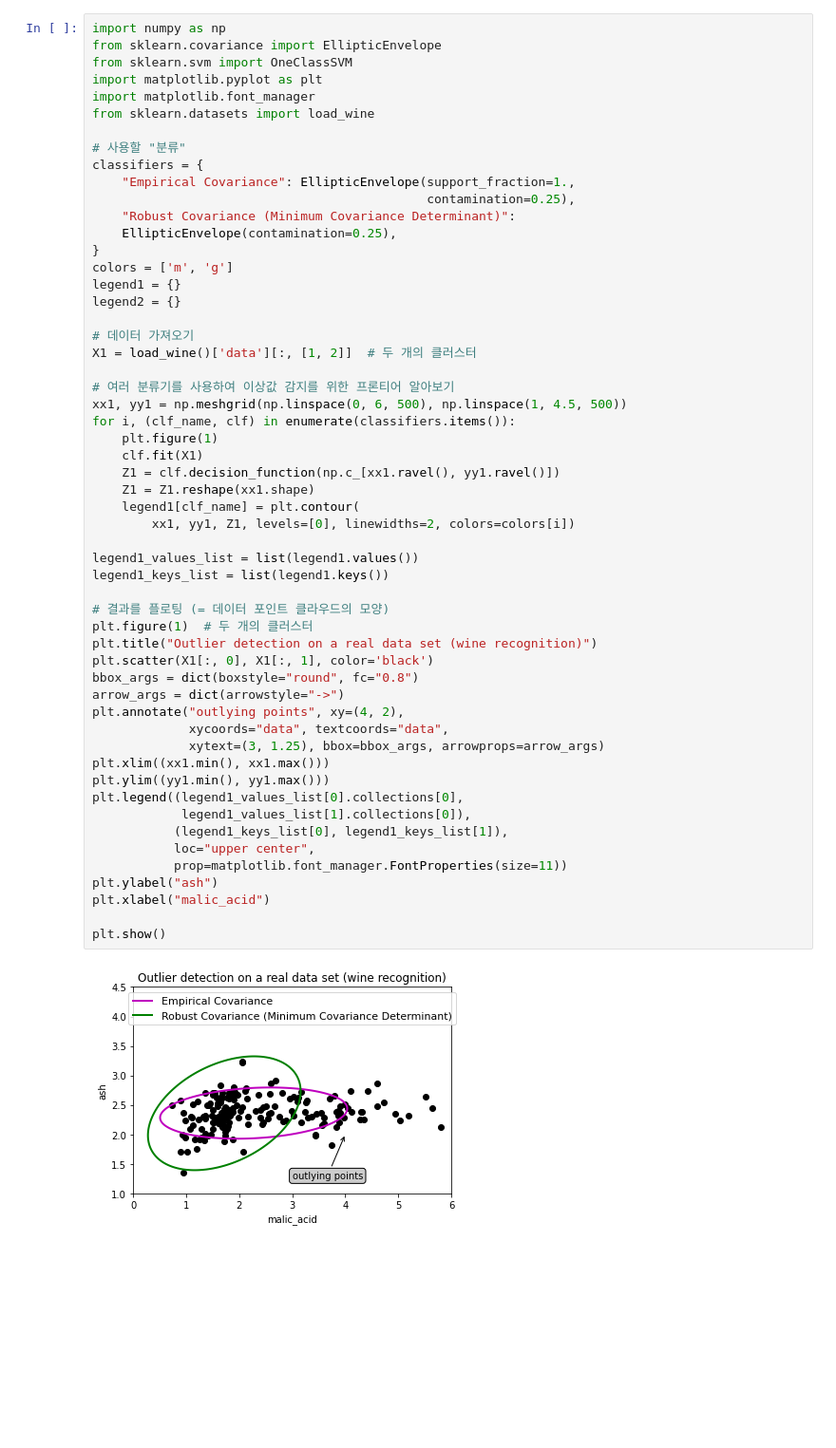
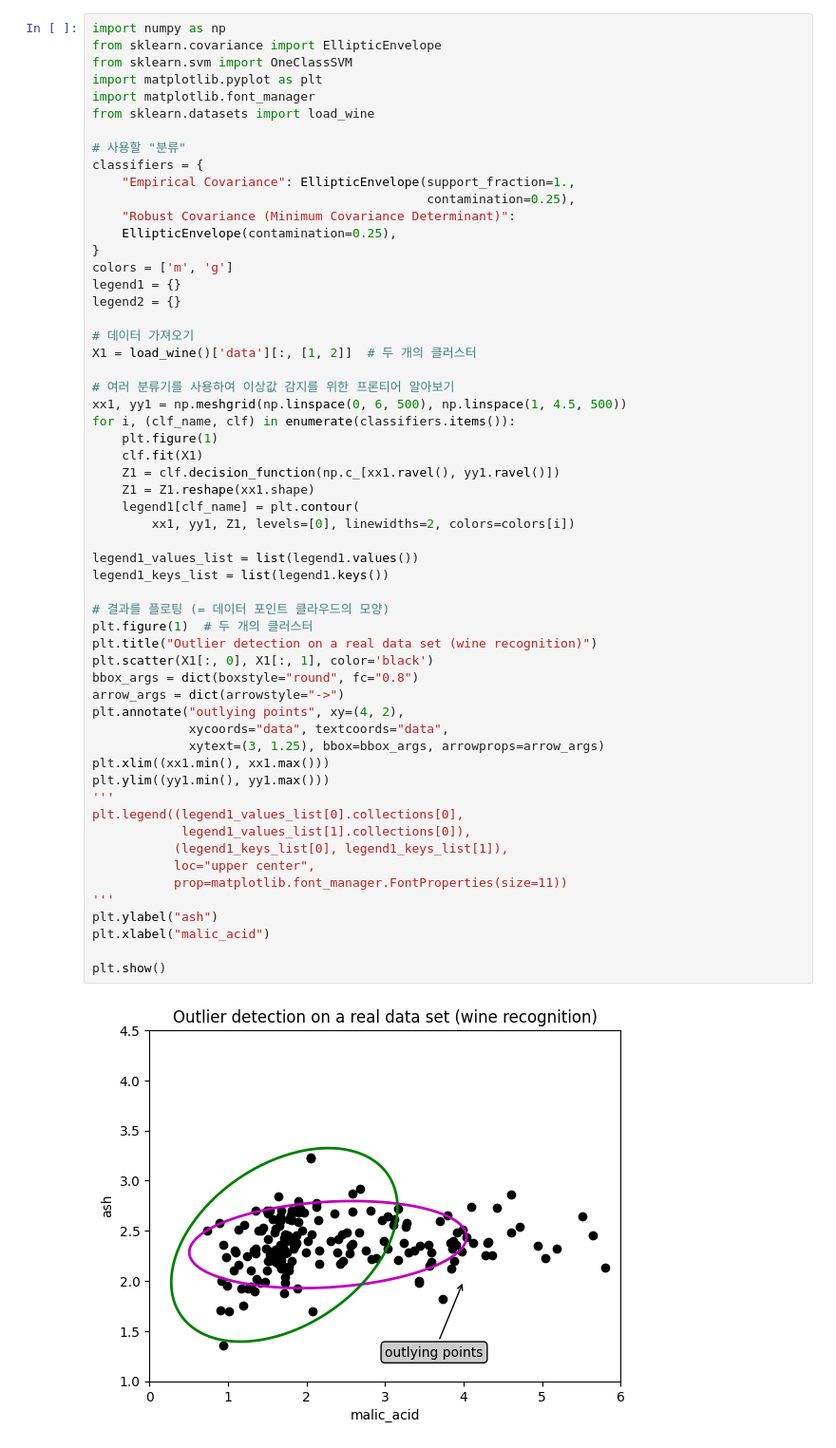
Before and after one commit to wantpark/machine-learning-lecture, a Jupyter notebook: 1. Data Preparation/1. Data Cleaning/2.4 MCD.ipynb, the cells around one changed output. Shown at 95% size. Drawn from its saved outputs; the diff is of its cells as text; blank space fills up the shorter version.

```diff
--- a/1. Data Preparation/1. Data Cleaning/2.4 MCD.ipynb
+++ b/1. Data Preparation/1. Data Cleaning/2.4 MCD.ipynb
@@ -27,34 +27,36 @@ for i, (clf_name, clf) in enumerate(classifiers.items()):
     clf.fit(X1)
     Z1 = clf.decision_function(np.c_[xx1.ravel(), yy1.ravel()])
     Z1 = Z1.reshape(xx1.shape)
     legend1[clf_name] = plt.contour(
         xx1, yy1, Z1, levels=[0], linewidths=2, colors=colors[i])
 
 legend1_values_list = list(legend1.values())
 legend1_keys_list = list(legend1.keys())
 
 # 결과를 플로팅 (= 데이터 포인트 클라우드의 모양)
 plt.figure(1)  # 두 개의 클러스터
 plt.title("Outlier detection on a real data set (wine recognition)")
 plt.scatter(X1[:, 0], X1[:, 1], color='black')
 bbox_args = dict(boxstyle="round", fc="0.8")
 arrow_args = dict(arrowstyle="->")
 plt.annotate("outlying points", xy=(4, 2),
              xycoords="data", textcoords="data",
              xytext=(3, 1.25), bbox=bbox_args, arrowprops=arrow_args)
 plt.xlim((xx1.min(), xx1.max()))
 plt.ylim((yy1.min(), yy1.max()))
+'''
 plt.legend((legend1_values_list[0].collections[0],
             legend1_values_list[1].collections[0]),
            (legend1_keys_list[0], legend1_keys_list[1]),
            loc="upper center",
            prop=matplotlib.font_manager.FontProperties(size=11))
+'''
 plt.ylabel("ash")
 plt.xlabel("malic_acid")
 
 plt.show()
 # %% [output]
-[figure, old version]
+[figure, new version]
 # %%
 # 데이터 가져오기
 X2 = load_wine()['data'][:, [6, 9]]  # "banana"-shaped
```
Also changed, not shown: parts of 1 cell of this notebook, 16 other files.
